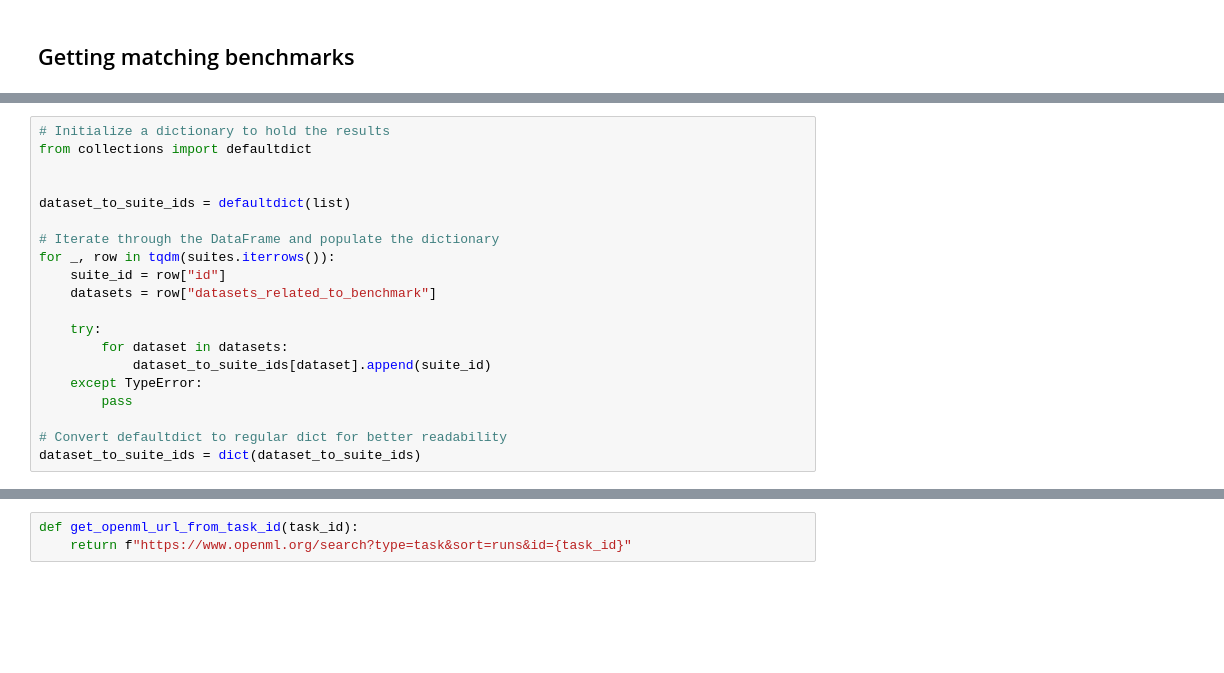
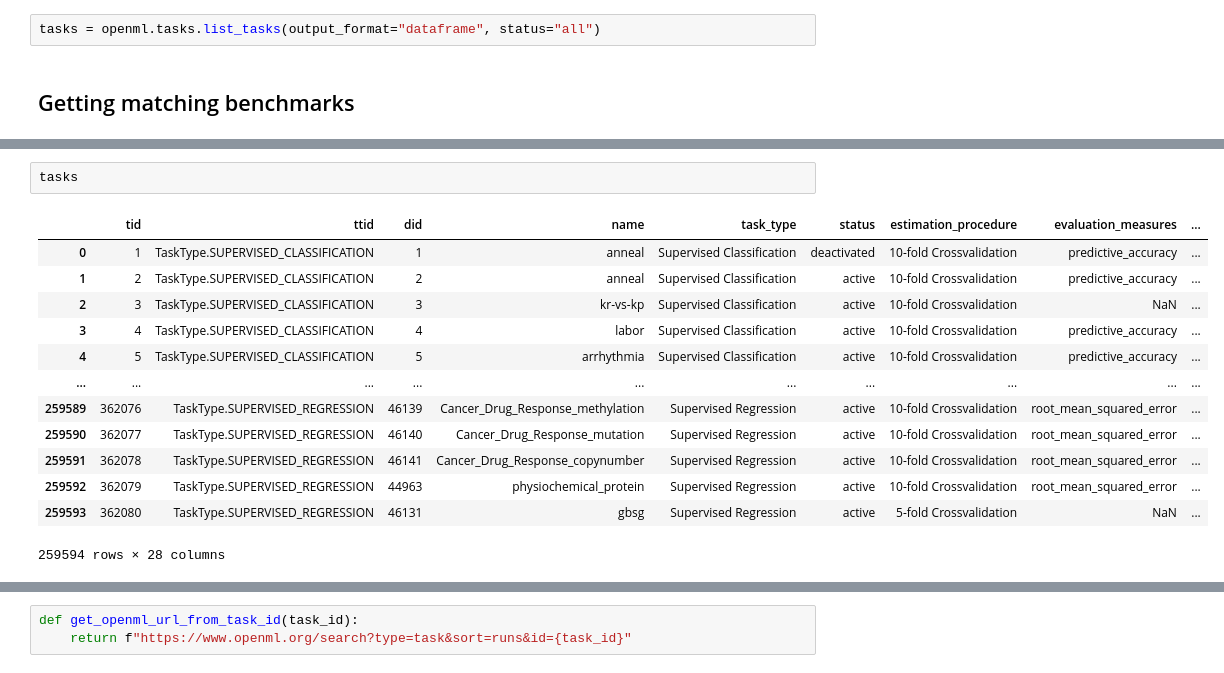
Before and after one commit to openml-labs/ai_search, a Jupyter notebook: useful_scripts/compile_data.ipynb, the cells around one changed output, grey strips where cells are left out. Saved outputs shown, nothing was run; the diff lists cells and outputs as text; blank space fills up the shorter version.

```diff
--- a/useful_scripts/compile_data.ipynb
+++ b/useful_scripts/compile_data.ipynb
@@ -325,2 +320,4 @@ metadata_df = create_metadata_dataframe(
+# %%
+tasks = openml.tasks.list_tasks(output_format="dataframe", status="all")
 # %% [markdown]
 ## Getting matching benchmarks
@@ -343,20 +324,16 @@ suites
-# %%
-# Initialize a dictionary to hold the results
-from collections import defaultdict
-
-
-dataset_to_suite_ids = defaultdict(list)
-
-# Iterate through the DataFrame and populate the dictionary
-for _, row in tqdm(suites.iterrows()):
-    suite_id = row["id"]
-    datasets = row["datasets_related_to_benchmark"]
-
-    try:
-        for dataset in datasets:
-            dataset_to_suite_ids[dataset].append(suite_id)
-    except TypeError:
-        pass
-
-# Convert defaultdict to regular dict for better readability
-dataset_to_suite_ids = dict(dataset_to_suite_ids)
+# %%
+tasks
+# %% [output]
+|  | tid | ttid | did | name | task_type | status | estimation_procedure | evaluation_measures | ... |
+| 0 | 1 | TaskType.SUPERVISED_CLASSIFICATION | 1 | anneal | Supervised Classification | deactivated | 10-fold Crossvalidation | predictive_accuracy | ... |
+| 1 | 2 | TaskType.SUPERVISED_CLASSIFICATION | 2 | anneal | Supervised Classification | active | 10-fold Crossvalidation | predictive_accuracy | ... |
+| 2 | 3 | TaskType.SUPERVISED_CLASSIFICATION | 3 | kr-vs-kp | Supervised Classification | active | 10-fold Crossvalidation | NaN | ... |
+| 3 | 4 | TaskType.SUPERVISED_CLASSIFICATION | 4 | labor | Supervised Classification | active | 10-fold Crossvalidation | predictive_accuracy | ... |
+| 4 | 5 | TaskType.SUPERVISED_CLASSIFICATION | 5 | arrhythmia | Supervised Classification | active | 10-fold Crossvalidation | predictive_accuracy | ... |
+| ... | ... | ... | ... | ... | ... | ... | ... | ... | ... |
+| 259589 | 362076 | TaskType.SUPERVISED_REGRESSION | 46139 | Cancer_Drug_Response_methylation | Supervised Regression | active | 10-fold Crossvalidation | root_mean_squared_error | ... |
+| 259590 | 362077 | TaskType.SUPERVISED_REGRESSION | 46140 | Cancer_Drug_Response_mutation | Supervised Regression | active | 10-fold Crossvalidation | root_mean_squared_error | ... |
+| 259591 | 362078 | TaskType.SUPERVISED_REGRESSION | 46141 | Cancer_Drug_Response_copynumber | Supervised Regression | active | 10-fold Crossvalidation | root_mean_squared_error | ... |
+| 259592 | 362079 | TaskType.SUPERVISED_REGRESSION | 44963 | physiochemical_protein | Supervised Regression | active | 10-fold Crossvalidation | root_mean_squared_error | ... |
+| 259593 | 362080 | TaskType.SUPERVISED_REGRESSION | 46131 | gbsg | Supervised Regression | active | 5-fold Crossvalidation | NaN | ... |
+259594 rows × 28 columns
```
Also changed, not shown: parts of 22 cells of this notebook, 26 other files.
